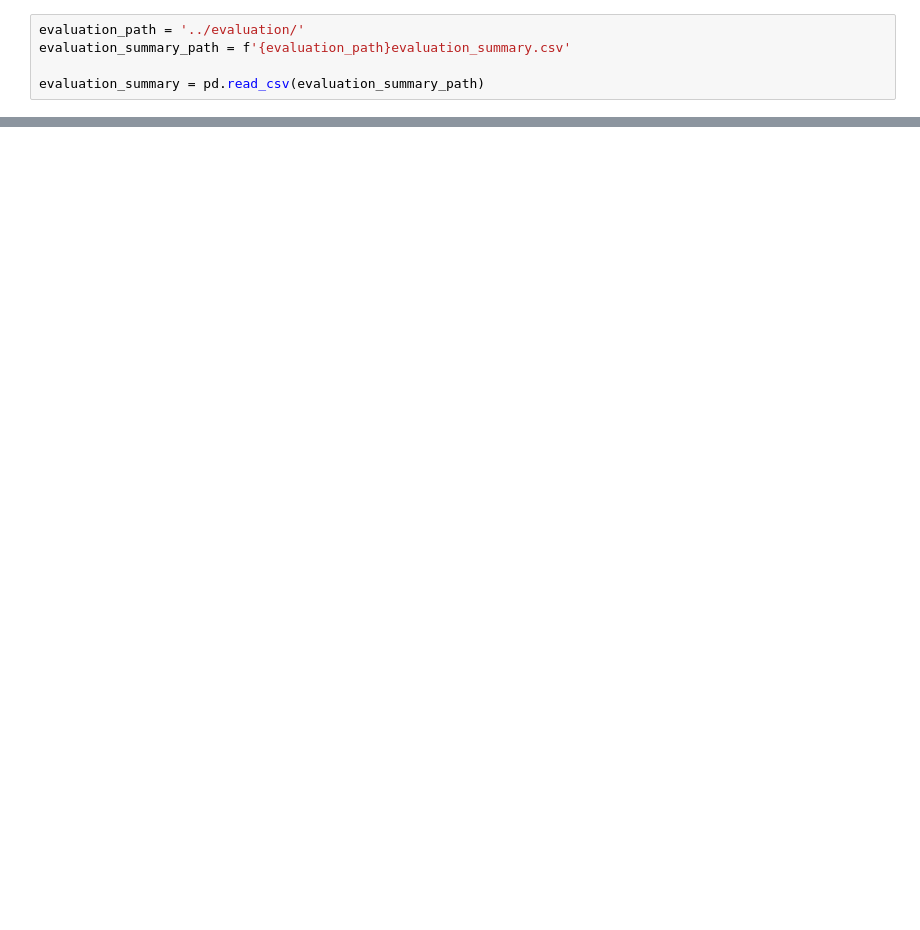
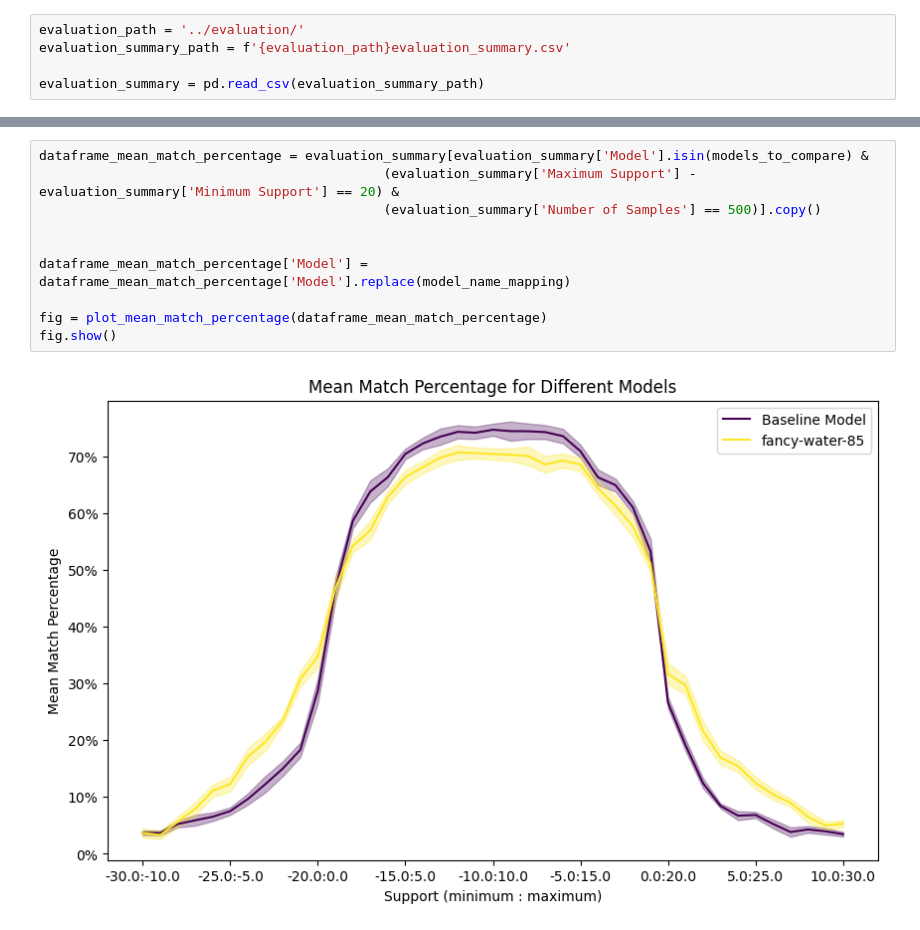
Before and after one commit to fabienmorgan/Self-Supervised_Numerical_Pre-Training_for_Symbolic_Regression, a Jupyter notebook: evalulation_graphs/variance_seed.ipynb, the cells around one changed output, grey strips where cells are left out. Cells and saved outputs as stored; diff of their text form; blank space fills up the shorter version.

```diff
--- a/evalulation_graphs/variance_seed.ipynb
+++ b/evalulation_graphs/variance_seed.ipynb
@@ -291 +326,13 @@ mmsr_newloss_eval.head()
+# %%
+dataframe_mean_match_percentage = evaluation_summary[evaluation_summary['Model'].isin(models_to_compare) &
+                                            (evaluation_summary['Maximum Support'] - evaluation_summary['Minimum Support'] == 20) &
+                                            (evaluation_summary['Number of Samples'] == 500)].copy()
+
+
+dataframe_mean_match_percentage['Model'] = dataframe_mean_match_percentage['Model'].replace(model_name_mapping)
+
+fig = plot_mean_match_percentage(dataframe_mean_match_percentage)
+fig.show()
+# %% [output]
+[figure, added]
 # %%
```
Also changed, not shown: parts of 24 cells of this notebook, 11 other files.
